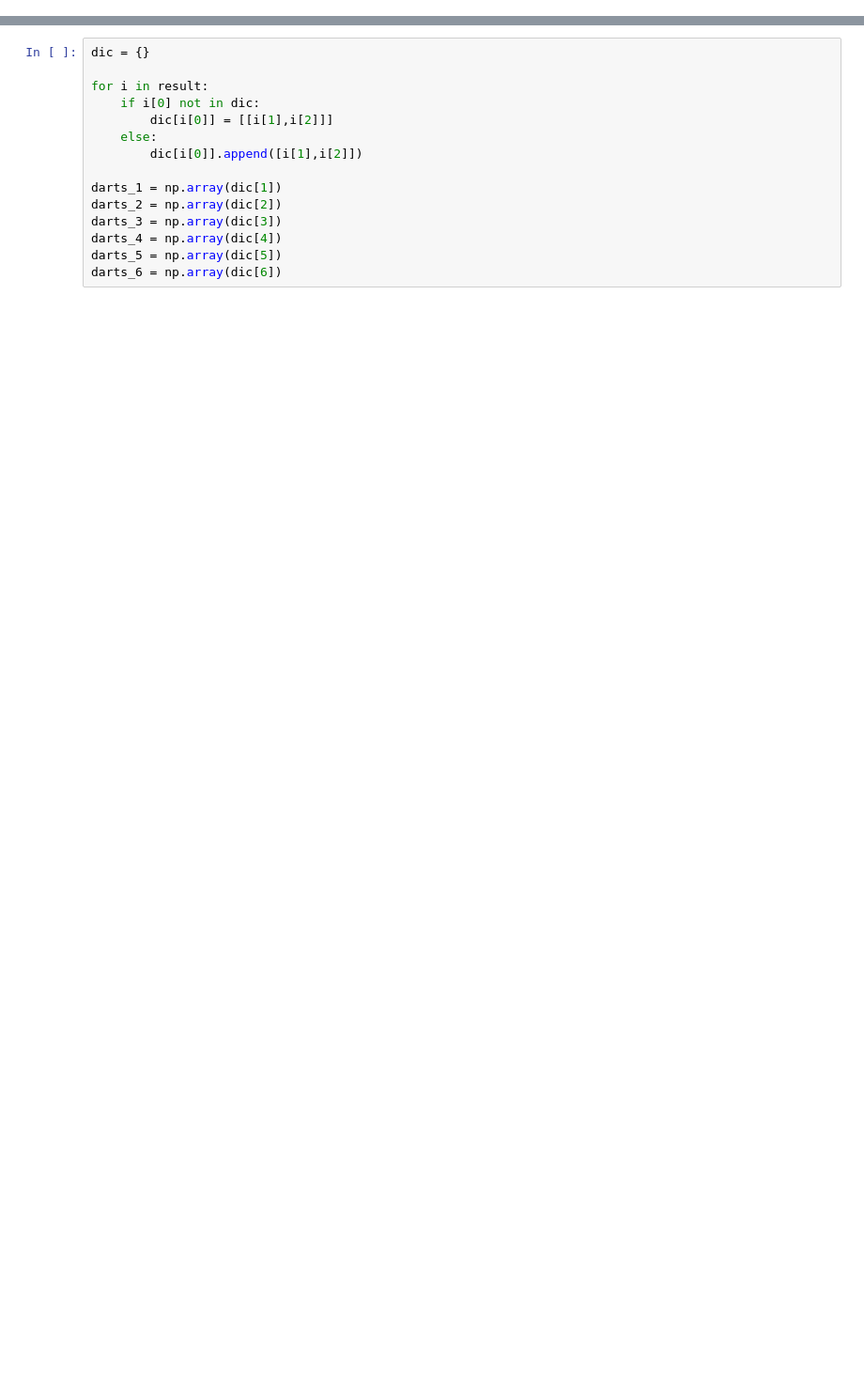
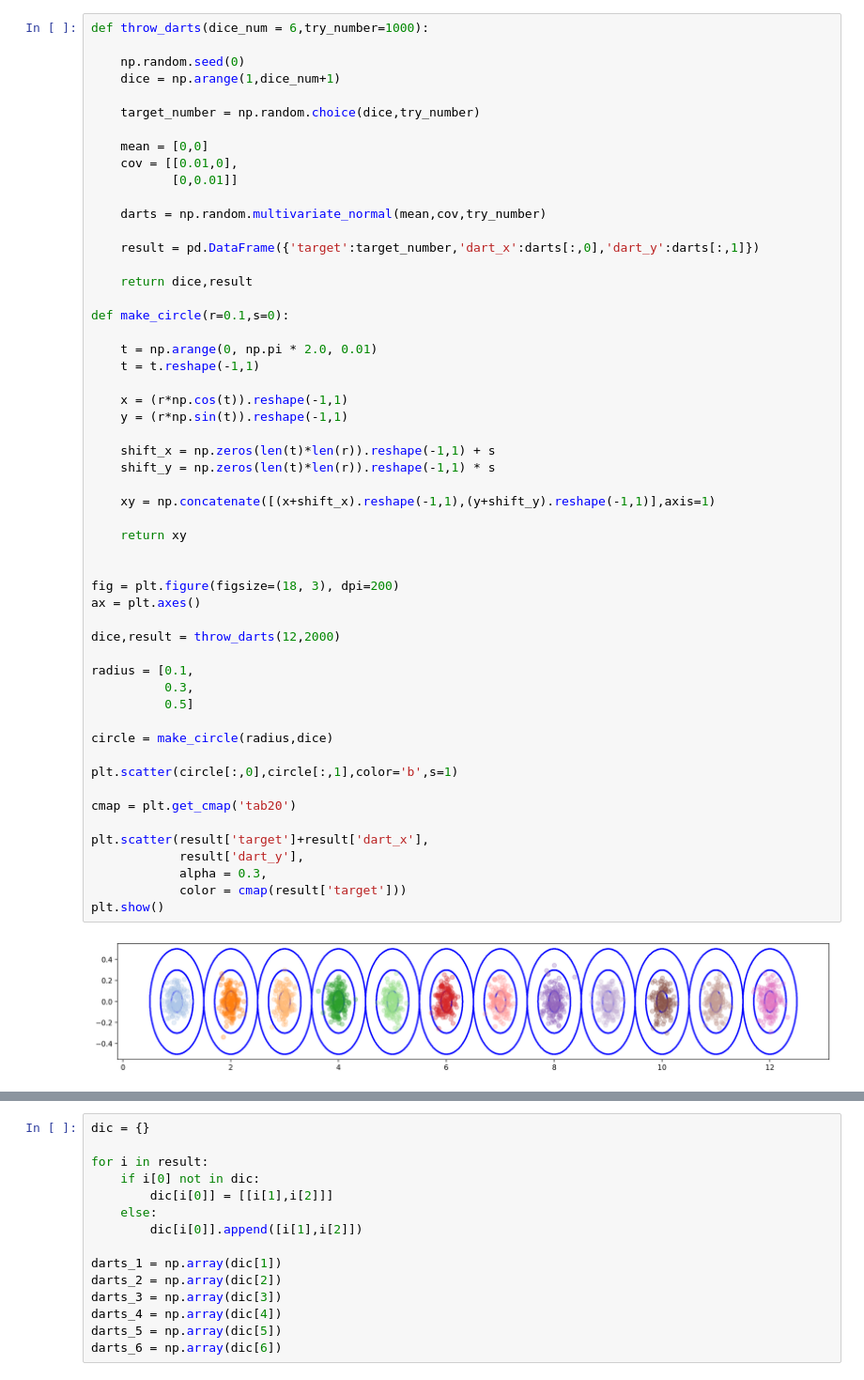
Before and after one commit to kazukim10/diveintocode-ml, a Jupyter notebook: week2_prework4.ipynb, the cells around one changed output, grey strips where cells are left out. Shown at 94% size. Cells and saved outputs as stored; diff of their text form; blank space fills up the shorter version.

```diff
--- a/week2_prework4.ipynb
+++ b/week2_prework4.ipynb
@@ -5,0 +6,56 @@ import matplotlib.patches as patches
+# %%
+def throw_darts(dice_num = 6,try_number=1000):
+
+    np.random.seed(0)
+    dice = np.arange(1,dice_num+1)
+
+    target_number = np.random.choice(dice,try_number)
+
+    mean = [0,0]
+    cov = [[0.01,0],
+           [0,0.01]]
+
+    darts = np.random.multivariate_normal(mean,cov,try_number)
+
+    result = pd.DataFrame({'target':target_number,'dart_x':darts[:,0],'dart_y':darts[:,1]})
+
+    return dice,result
+
+def make_circle(r=0.1,s=0):
+
+    t = np.arange(0, np.pi * 2.0, 0.01)
+    t = t.reshape(-1,1)
+
+    x = (r*np.cos(t)).reshape(-1,1)
+    y = (r*np.sin(t)).reshape(-1,1)
+
+    shift_x = np.zeros(len(t)*len(r)).reshape(-1,1) + s
+    shift_y = np.zeros(len(t)*len(r)).reshape(-1,1) * s
+
+    xy = np.concatenate([(x+shift_x).reshape(-1,1),(y+shift_y).reshape(-1,1)],axis=1)
+
+    return xy
+
+
+fig = plt.figure(figsize=(18, 3), dpi=200)
+ax = plt.axes()
+
+dice,result = throw_darts(12,2000)
+
+radius = [0.1,
+          0.3,
+          0.5]
+
+circle = make_circle(radius,dice)
+
+plt.scatter(circle[:,0],circle[:,1],color='b',s=1)
+
+cmap = plt.get_cmap('tab20')
+
+plt.scatter(result['target']+result['dart_x'],
+            result['dart_y'],
+            alpha = 0.3,
+            color = cmap(result['target']))
+plt.show()
+# %% [output]
+[figure, added]
```
Also changed, not shown: parts of 11 cells of this notebook.
